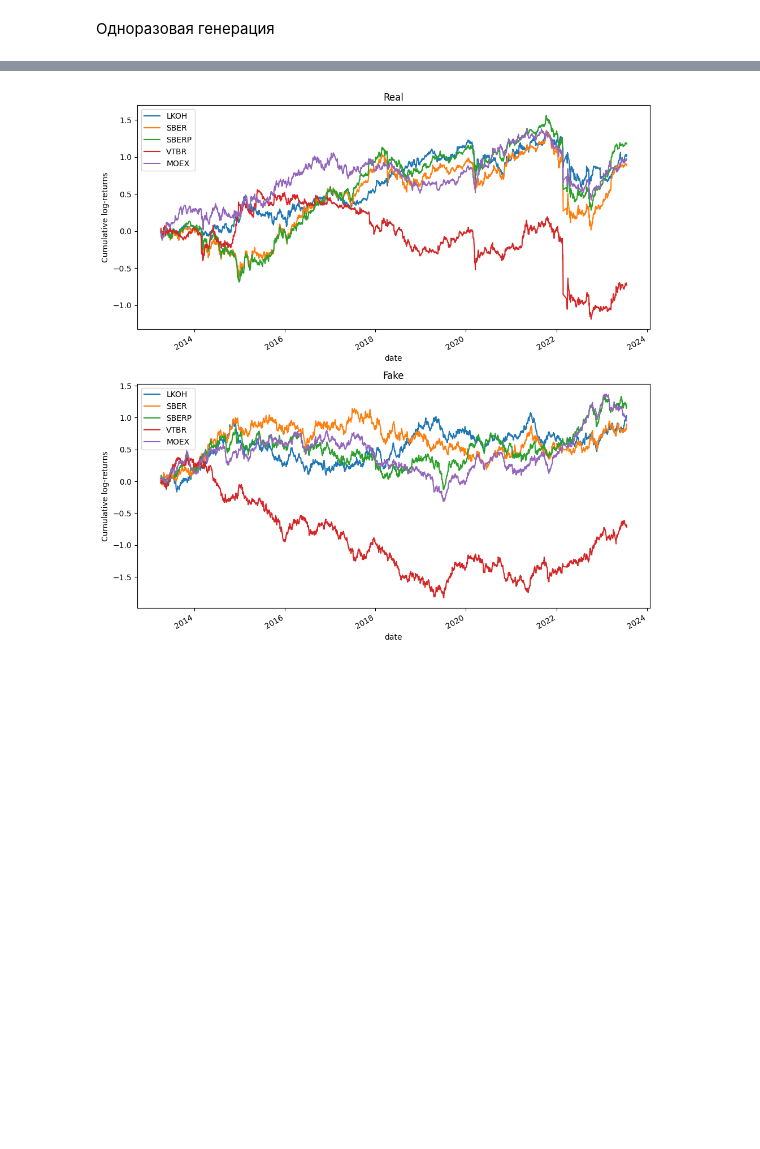
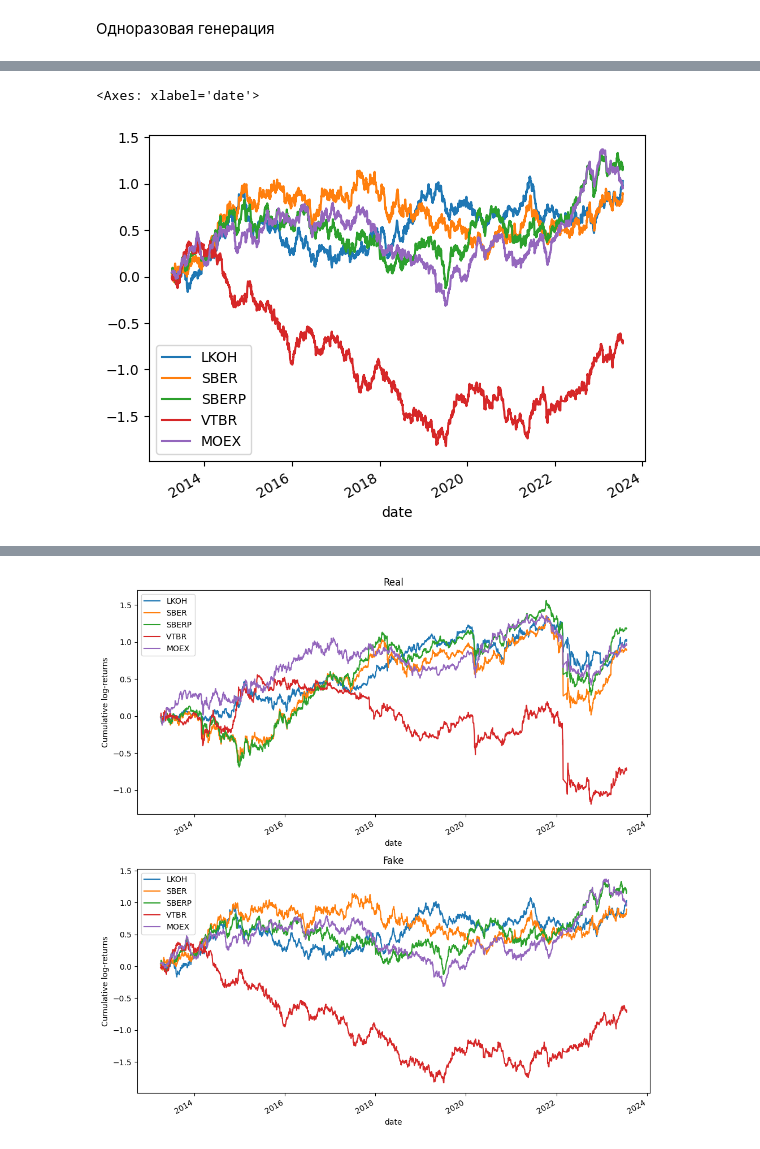
Before and after one commit to Dushese/gan-moex, a Jupyter notebook: research/gan compare with orig.ipynb, the cells around one changed output, grey strips where cells are left out. Cells and saved outputs as stored; diff of their text form; code cells hidden in the pictures; blank space fills up the shorter version.

```diff
--- a/research/gan compare with orig.ipynb
+++ b/research/gan compare with orig.ipynb
@@ -229,0 +244,5 @@ Load 800 epoch and 2 kernel_size checkpoint
+# %%
+df_returns_fake.cumsum().plot()
+# %% [output]
+<Axes: xlabel='date'>
+[figure, added]
```
Also changed, not shown: parts of 5 cells of this notebook.
